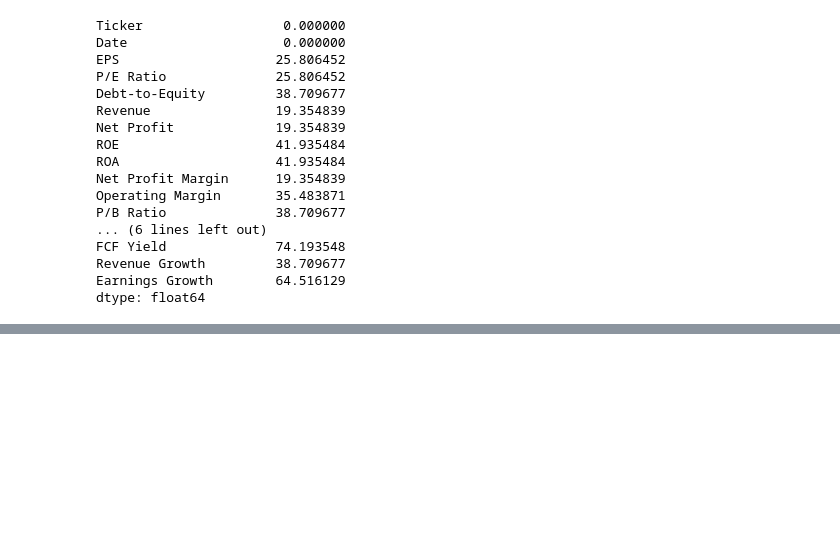
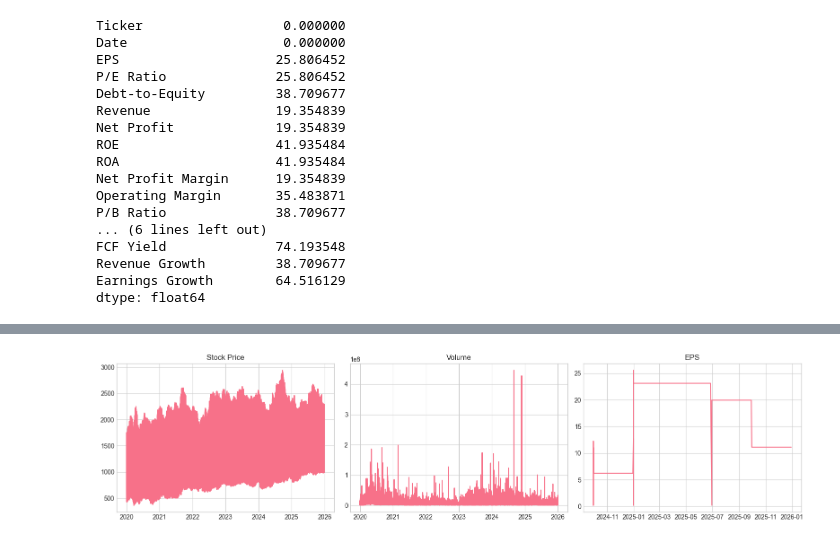
Before and after one commit to Siddhesh1kamble/DA6701-Assignments, a Jupyter notebook: Assignment_2/notebooks/P02_Pre-Processing.ipynb, the cells around one changed output, grey strips where cells are left out. Saved outputs shown, nothing was run; the diff lists cells and outputs as text; code cells hidden in the pictures; blank space fills up the shorter version.

Commit message:
idk man i did something with visualisation anol
something i did

```diff
--- a/Assignment_2/notebooks/P02_Pre-Processing.ipynb
+++ b/Assignment_2/notebooks/P02_Pre-Processing.ipynb
@@ -236,0 +239,20 @@ fundamental_data.to_csv(r'../data/processed/fundamental_data.csv', index = False
+# %%
+market_data_cleaned['Date'] = pd.to_datetime(market_data_cleaned['Date'])
+fundamental_data['Date'] = pd.to_datetime(fundamental_data['Date'])
+
+market_data_cleaned = market_data_cleaned.sort_values('Date')
+fundamental_data = fundamental_data.sort_values('Date')
+# %%
+# Merge on Date
+df = pd.merge(
+    market_data_cleaned,
+    fundamental_data,
+    on='Date',
+    how='left'
+)
+
+df = df.sort_values('Date')
+df = df.ffill()
+
+print("Final Shape:", df.shape)
+df.head()
@@ -236,0 +268,29 @@ fundamental_data.to_csv(r'../data/processed/fundamental_data.csv', index = False
+# %%
+import matplotlib.pyplot as plt
+import seaborn as sns
+
+plt.style.use('seaborn-v0_8-whitegrid')
+sns.set_palette("husl")
+
+fig, axes = plt.subplots(1, 3, figsize=(16,4))
+
+# Price
+axes[0].plot(df['Date'], df['Close'])
+axes[0].set_title("Stock Price")
+
+# Volume
+axes[1].plot(df['Date'], df['Volume'])
+axes[1].set_title("Volume")
+
+# Pick first numeric fundamental column safely
+fund_numeric_cols = df.select_dtypes(include='number').columns.tolist()
+fund_numeric_cols = [c for c in fund_numeric_cols if c not in ['Open','High','Low','Close','Volume']]
+
+if len(fund_numeric_cols) > 0:
+    axes[2].plot(df['Date'], df[fund_numeric_cols[0]])
+    axes[2].set_title(fund_numeric_cols[0])
+
+plt.tight_layout()
+plt.show()
+# %% [output]
+[figure, added]
```
Also changed, not shown: parts of 9 cells of this notebook, 1 other file.
